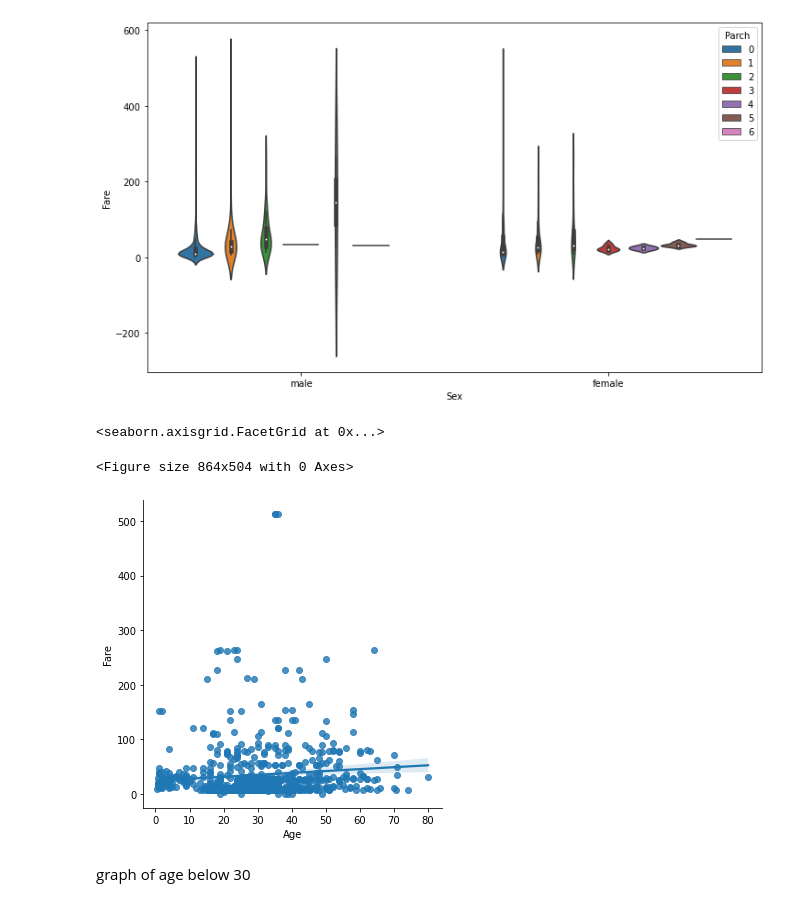
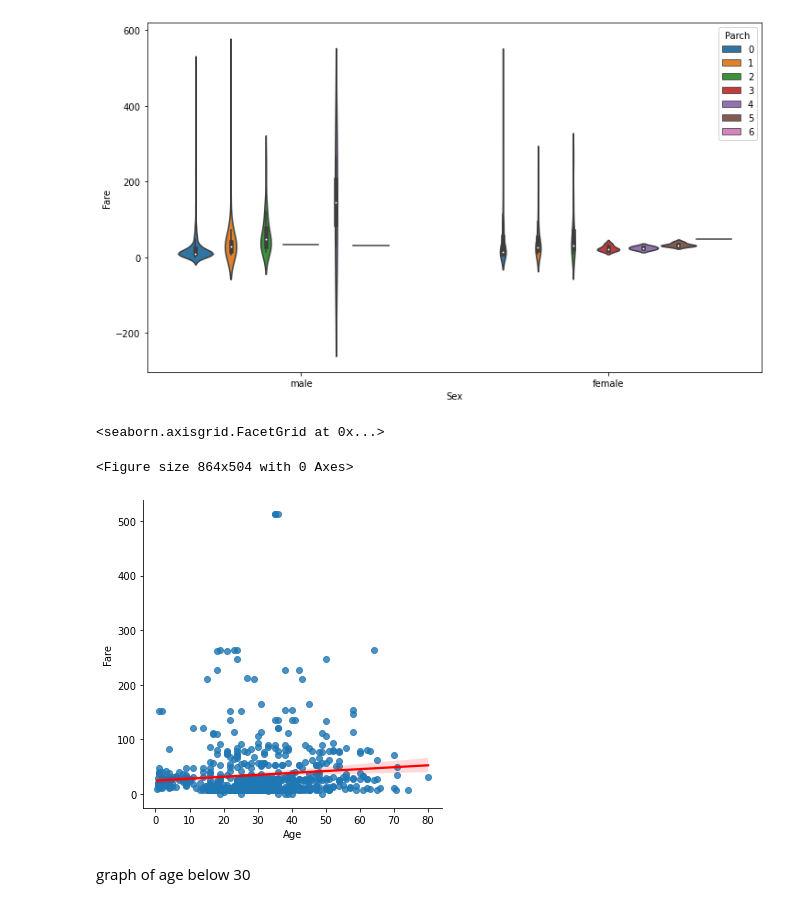
Before and after one commit to ayushi-agarwal02/Titanic-Dataset-analysis-, a Jupyter notebook: Untitled.ipynb, the cells around one changed output. Cells and saved outputs as stored; diff of their text form; code cells hidden in the pictures.

```diff
--- a/Untitled.ipynb
+++ b/Untitled.ipynb
@@ -434,12 +434,12 @@ sns.violinplot(data=data,x='Sex',y='Fare',hue='Parch')
 <AxesSubplot:xlabel='Sex', ylabel='Fare'>
 [figure]
 # %%
-#lm plot
+#lm plot with regression line of RED color
 plt.figure(figsize=[12,7],)
-sns.lmplot(data=data,x='Age',y='Fare')
+sns.lmplot(data=data,x='Age',y='Fare',line_kws={'color':'red'})
 # %% [output]
 <seaborn.axisgrid.FacetGrid at 0x...>
 <Figure size 864x504 with 0 Axes>
-[figure, old version]
+[figure, new version]
 # %% [markdown]
 graph of age below 30
```
Also changed, not shown: parts of 1 cell of this notebook.
